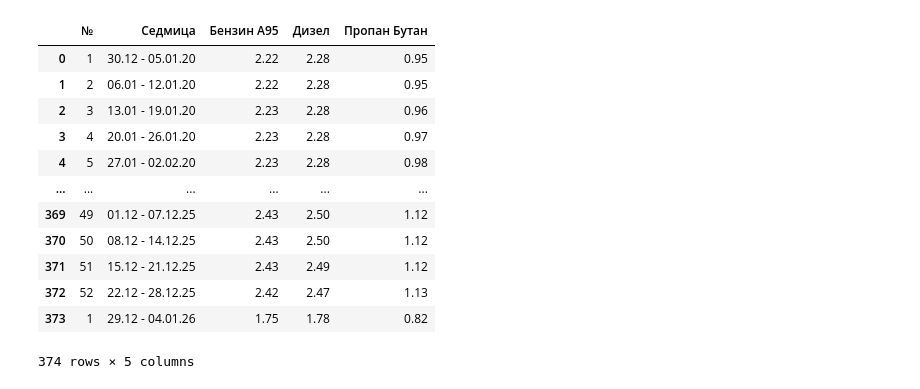
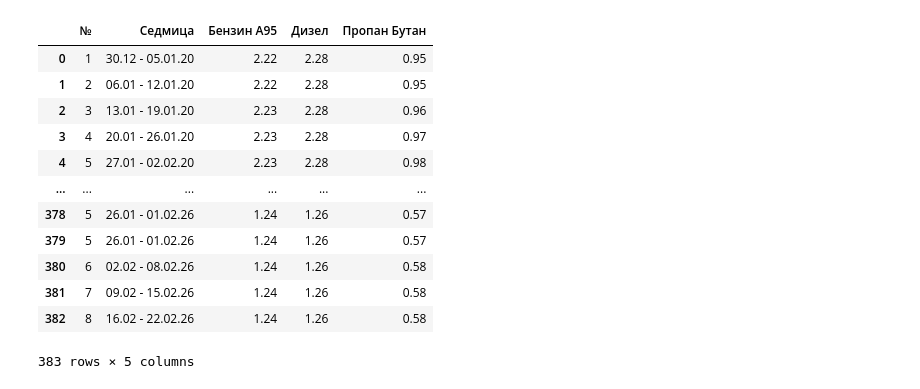
Before and after one commit to plamensve/fuel_sales, a Jupyter notebook: notebooks/overview.ipynb, the cells around one changed output. Saved outputs shown, nothing was run; the diff lists cells and outputs as text; code cells hidden in the pictures.

```diff
--- a/notebooks/overview.ipynb
+++ b/notebooks/overview.ipynb
@@ -3,19 +3,19 @@ import pandas as pd
 import matplotlib.pyplot as plt
 import numpy as np
 # %%
-data = pd.read_csv('../datasource/fuelo_week_prices_2020_2025.csv')
+data = pd.read_csv('../datasource/fuelo_week_prices_all.csv')
 data
 # %% [output]
 |  | № | Седмица | Бензин A95 | Дизел | Пропан Бутан |
 | 0 | 1 | 30.12 - 05.01.20 | 2.22 | 2.28 | 0.95 |
 | 1 | 2 | 06.01 - 12.01.20 | 2.22 | 2.28 | 0.95 |
 | 2 | 3 | 13.01 - 19.01.20 | 2.23 | 2.28 | 0.96 |
 | 3 | 4 | 20.01 - 26.01.20 | 2.23 | 2.28 | 0.97 |
 | 4 | 5 | 27.01 - 02.02.20 | 2.23 | 2.28 | 0.98 |
 | ... | ... | ... | ... | ... | ... |
-| 369 | 49 | 01.12 - 07.12.25 | 2.43 | 2.50 | 1.12 |
-| 370 | 50 | 08.12 - 14.12.25 | 2.43 | 2.50 | 1.12 |
-| 371 | 51 | 15.12 - 21.12.25 | 2.43 | 2.49 | 1.12 |
-| 372 | 52 | 22.12 - 28.12.25 | 2.42 | 2.47 | 1.13 |
-| 373 | 1 | 29.12 - 04.01.26 | 1.75 | 1.78 | 0.82 |
+| 378 | 5 | 26.01 - 01.02.26 | 1.24 | 1.26 | 0.57 |
+| 379 | 5 | 26.01 - 01.02.26 | 1.24 | 1.26 | 0.57 |
+| 380 | 6 | 02.02 - 08.02.26 | 1.24 | 1.26 | 0.58 |
+| 381 | 7 | 09.02 - 15.02.26 | 1.24 | 1.26 | 0.58 |
+| 382 | 8 | 16.02 - 22.02.26 | 1.24 | 1.26 | 0.58 |
-374 rows × 5 columns
+383 rows × 5 columns
```
Also changed, not shown: parts of 11 cells of this notebook, 5 other files.
